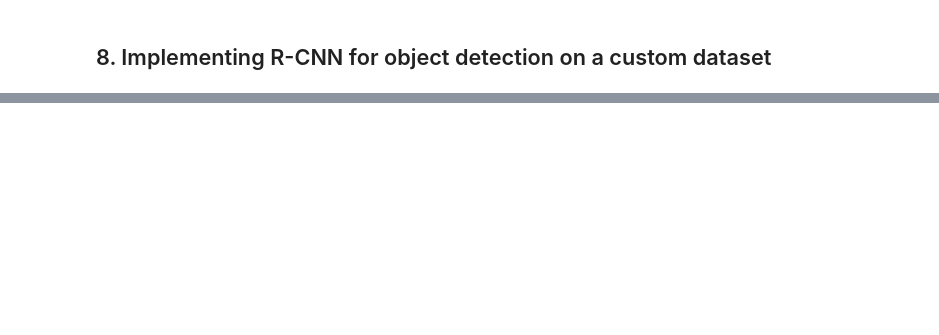
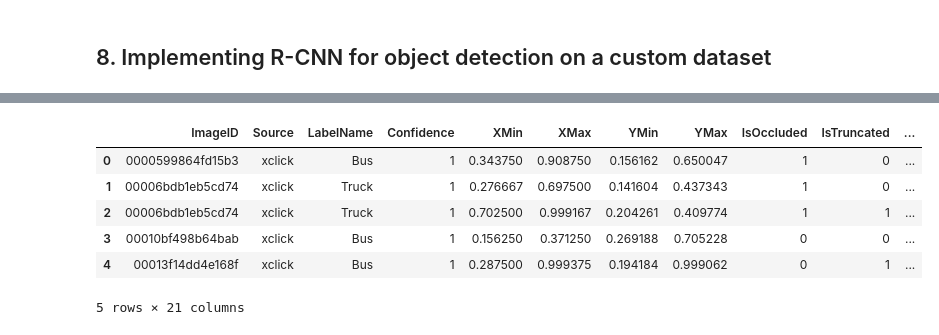
Before and after one commit to sonhm3029/Learning_ML_with_book, a Jupyter notebook: practice/modern_computer_vision_with_pytorch/[Chapter7]_Basic_object_detection/main.ipynb, the cells around one changed output, grey strips where cells are left out. Saved outputs shown, nothing was run; the diff lists cells and outputs as text; code cells hidden in the pictures; blank space fills up the shorter version.

```diff
--- a/practice/modern_computer_vision_with_pytorch/[Chapter7]_Basic_object_detection/main.ipynb
+++ b/practice/modern_computer_vision_with_pytorch/[Chapter7]_Basic_object_detection/main.ipynb
@@ -177,0 +238,10 @@ R-CNN technique theo các bước sau:
+# %%
+DF_RAW.head(5)
+# %% [output]
+|  | ImageID | Source | LabelName | Confidence | XMin | XMax | YMin | YMax | IsOccluded | IsTruncated | ... |
+| 0 | 0000599864fd15b3 | xclick | Bus | 1 | 0.343750 | 0.908750 | 0.156162 | 0.650047 | 1 | 0 | ... |
+| 1 | 00006bdb1eb5cd74 | xclick | Truck | 1 | 0.276667 | 0.697500 | 0.141604 | 0.437343 | 1 | 0 | ... |
+| 2 | 00006bdb1eb5cd74 | xclick | Truck | 1 | 0.702500 | 0.999167 | 0.204261 | 0.409774 | 1 | 1 | ... |
+| 3 | 00010bf498b64bab | xclick | Bus | 1 | 0.156250 | 0.371250 | 0.269188 | 0.705228 | 0 | 0 | ... |
+| 4 | 00013f14dd4e168f | xclick | Bus | 1 | 0.287500 | 0.999375 | 0.194184 | 0.999062 | 0 | 1 | ... |
+5 rows × 21 columns
```
Also changed, not shown: parts of 22 cells of this notebook, 3 other files.
